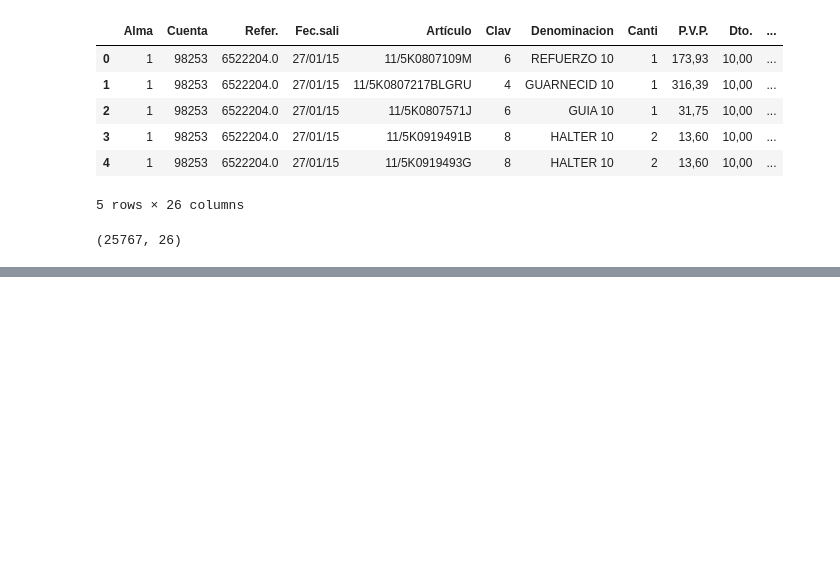
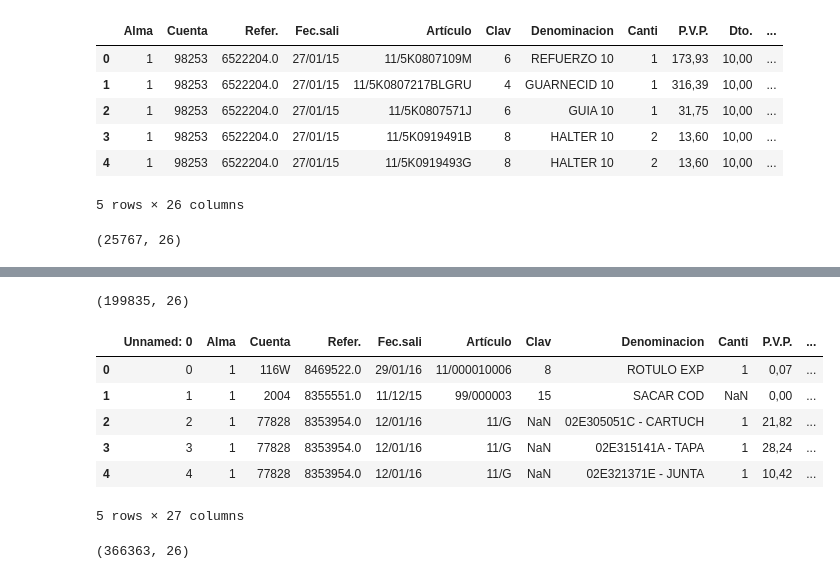
Before and after one commit to pacomm5/PLANTILLAS2, a Jupyter notebook: RECAMBIOS_NUEVO_LISTADO.ipynb, the cells around one changed output, grey strips where cells are left out. Drawn from its saved outputs; the diff is of its cells as text; code cells hidden in the pictures; blank space fills up the shorter version.

```diff
--- a/RECAMBIOS_NUEVO_LISTADO.ipynb
+++ b/RECAMBIOS_NUEVO_LISTADO.ipynb
@@ -91,0 +146,4 @@ resultado.shape
+# %%
+total_2016.shape
+# %% [output]
+(199835, 26)
@@ -91,0 +152,12 @@ resultado.shape
+# %%
+prueba = pd.read_csv("/content/drive/MyDrive/Colab Notebooks/total_recambios_2016.csv")
+# %%
+prueba.head()
+# %% [output]
+|  | Unnamed: 0 | Alma | Cuenta | Refer. | Fec.sali | Artículo | Clav | Denominacion | Canti | P.V.P. | ... |
+| 0 | 0 | 1 | 116W | 8469522.0 | 29/01/16 | 11/000010006 | 8 | ROTULO EXP | 1 | 0,07 | ... |
+| 1 | 1 | 1 | 2004 | 8355551.0 | 11/12/15 | 99/000003 | 15 | SACAR COD | NaN | 0,00 | ... |
+| 2 | 2 | 1 | 77828 | 8353954.0 | 12/01/16 | 11/G | NaN | 02E305051C - CARTUCH | 1 | 21,82 | ... |
+| 3 | 3 | 1 | 77828 | 8353954.0 | 12/01/16 | 11/G | NaN | 02E315141A - TAPA | 1 | 28,24 | ... |
+| 4 | 4 | 1 | 77828 | 8353954.0 | 12/01/16 | 11/G | NaN | 02E321371E - JUNTA | 1 | 10,42 | ... |
+5 rows × 27 columns
@@ -91,0 +167,4 @@ resultado.shape
+# %%
+total_2015_2016.shape
+# %% [output]
+(366363, 26)
```
Also changed, not shown: parts of 11 cells of this notebook.
